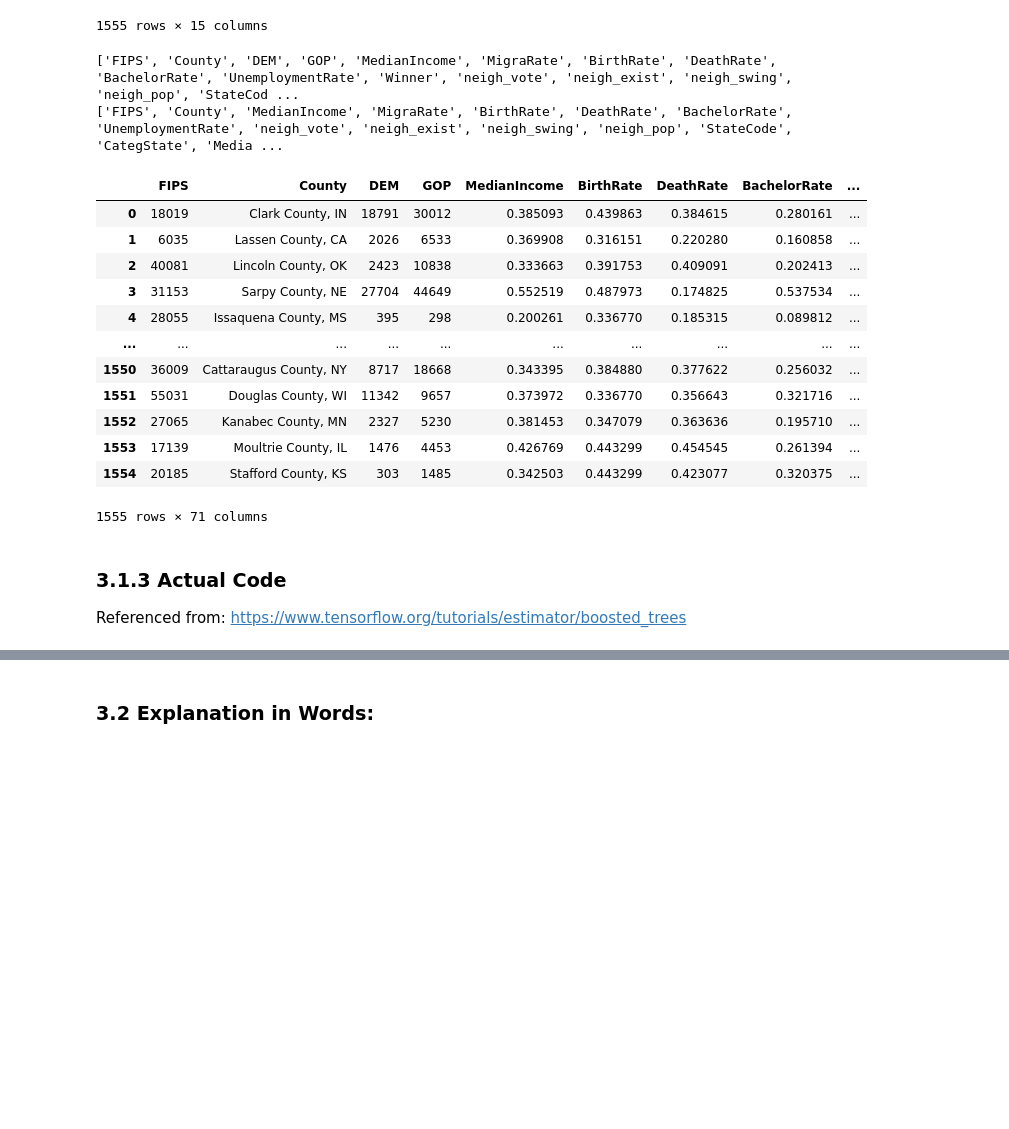
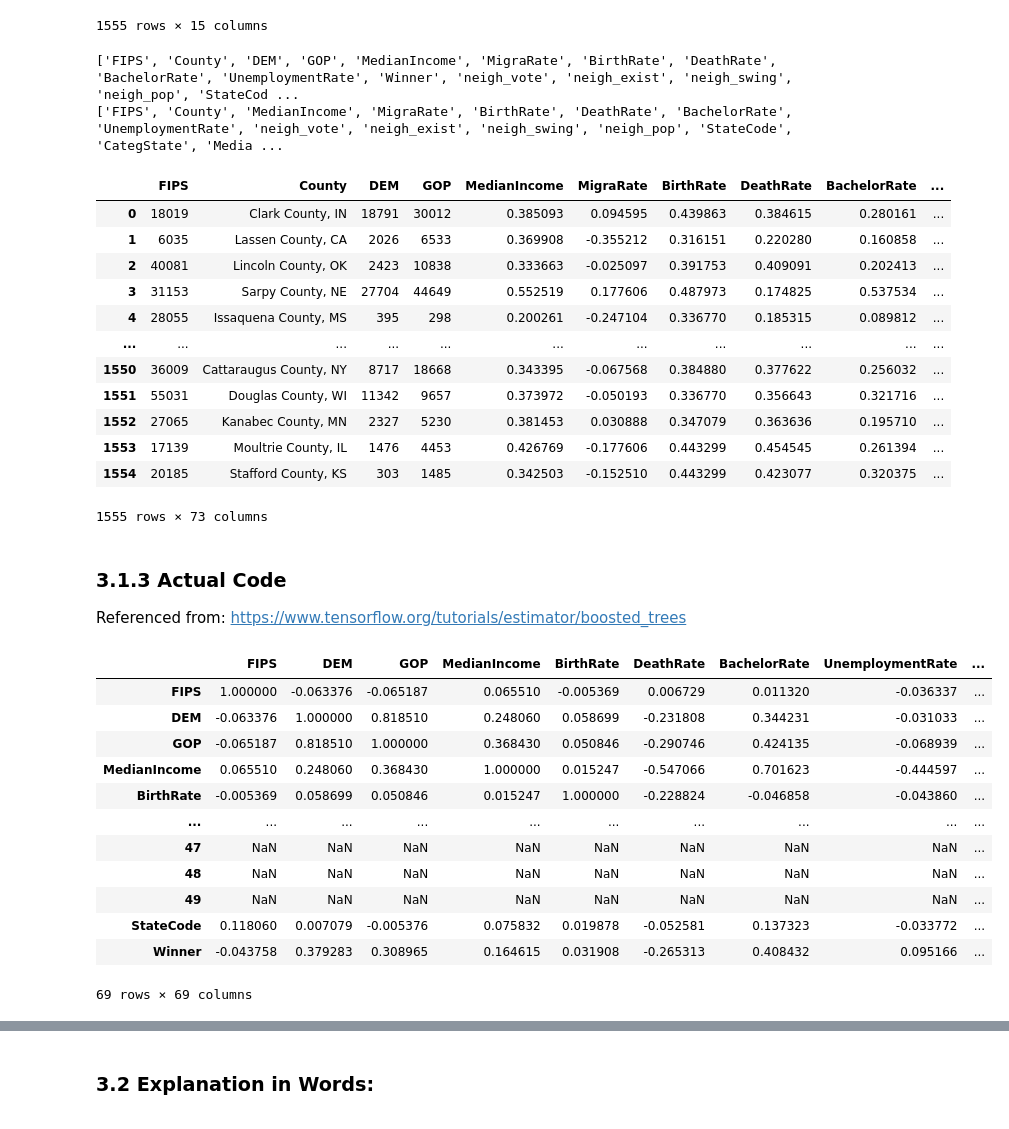
Before and after one commit to ptwu/election-county-prediction, a Jupyter notebook: ryuk_notebook.ipynb, the cells around one changed output, grey strips where cells are left out. Saved outputs shown, nothing was run; the diff lists cells and outputs as text; code cells hidden in the pictures; blank space fills up the shorter version.

```diff
--- a/ryuk_notebook.ipynb
+++ b/ryuk_notebook.ipynb
@@ -456,7 +456,7 @@ def cpreprocess(d16, d12, graph, test):
     creative['StateCode'] = np.array(states)
     creative['CategState'] = np.array(categorical)
     # Incorporate 2012->2016 changes in data and Standard Normalize them
-    norm_cols = ['MedianIncome', 'BirthRate', 'DeathRate', 'BachelorRate', 'UnemploymentRate']
+    norm_cols = ['MedianIncome', 'MigraRate','BirthRate', 'DeathRate', 'BachelorRate', 'UnemploymentRate']
     for cols in norm_cols:
         #delta = np.array(d16[cols]) - np.array(d12[cols])
         twelve = np.array(d12[cols])
@@ -473,11 +473,10 @@ def cpreprocess(d16, d12, graph, test):
     cols = creative.columns.to_list()
     print(cols)
     if not test:
-        cols = cols[0:10] + cols[11:14] + cols[16:] + cols[14:16] + cols[10:11]
+        cols = cols[0:10] + cols[11:15] + cols[17:] + cols[15:17] + cols[10:11]
     else:
-         cols = cols[0:11] + cols[13:] + cols[11:13]
+         cols = cols[0:12] + cols[14:] + cols[12:14]
     creative = creative[cols]
-    creative = creative.drop(['MigraRate'], axis=1)
 
     return creative
 traindf = cpreprocess(df16.copy(), df12.copy(), dfgraph.copy(), False)
@@ -486,23 +485,41 @@ traindf
 # %% [output]
 ['FIPS', 'County', 'DEM', 'GOP', 'MedianIncome', 'MigraRate', 'BirthRate', 'DeathRate', 'BachelorRate', 'UnemploymentRate', 'Winner', 'neigh_vote', 'neigh_exist', 'neigh_swing', 'neigh_pop', 'StateCod ...
 ['FIPS', 'County', 'MedianIncome', 'MigraRate', 'BirthRate', 'DeathRate', 'BachelorRate', 'UnemploymentRate', 'neigh_vote', 'neigh_exist', 'neigh_swing', 'neigh_pop', 'StateCode', 'CategState', 'Media ...
-|  | FIPS | County | DEM | GOP | MedianIncome | BirthRate | DeathRate | BachelorRate | ... |
-| 0 | 18019 | Clark County, IN | 18791 | 30012 | 0.385093 | 0.439863 | 0.384615 | 0.280161 | ... |
-| 1 | 6035 | Lassen County, CA | 2026 | 6533 | 0.369908 | 0.316151 | 0.220280 | 0.160858 | ... |
-| 2 | 40081 | Lincoln County, OK | 2423 | 10838 | 0.333663 | 0.391753 | 0.409091 | 0.202413 | ... |
-| 3 | 31153 | Sarpy County, NE | 27704 | 44649 | 0.552519 | 0.487973 | 0.174825 | 0.537534 | ... |
-| 4 | 28055 | Issaquena County, MS | 395 | 298 | 0.200261 | 0.336770 | 0.185315 | 0.089812 | ... |
-| ... | ... | ... | ... | ... | ... | ... | ... | ... | ... |
-| 1550 | 36009 | Cattaraugus County, NY | 8717 | 18668 | 0.343395 | 0.384880 | 0.377622 | 0.256032 | ... |
-| 1551 | 55031 | Douglas County, WI | 11342 | 9657 | 0.373972 | 0.336770 | 0.356643 | 0.321716 | ... |
-| 1552 | 27065 | Kanabec County, MN | 2327 | 5230 | 0.381453 | 0.347079 | 0.363636 | 0.195710 | ... |
-| 1553 | 17139 | Moultrie County, IL | 1476 | 4453 | 0.426769 | 0.443299 | 0.454545 | 0.261394 | ... |
-| 1554 | 20185 | Stafford County, KS | 303 | 1485 | 0.342503 | 0.443299 | 0.423077 | 0.320375 | ... |
+|  | FIPS | County | DEM | GOP | MedianIncome | MigraRate | BirthRate | DeathRate | BachelorRate | ... |
+| 0 | 18019 | Clark County, IN | 18791 | 30012 | 0.385093 | 0.094595 | 0.439863 | 0.384615 | 0.280161 | ... |
+| 1 | 6035 | Lassen County, CA | 2026 | 6533 | 0.369908 | -0.355212 | 0.316151 | 0.220280 | 0.160858 | ... |
+| 2 | 40081 | Lincoln County, OK | 2423 | 10838 | 0.333663 | -0.025097 | 0.391753 | 0.409091 | 0.202413 | ... |
+| 3 | 31153 | Sarpy County, NE | 27704 | 44649 | 0.552519 | 0.177606 | 0.487973 | 0.174825 | 0.537534 | ... |
+| 4 | 28055 | Issaquena County, MS | 395 | 298 | 0.200261 | -0.247104 | 0.336770 | 0.185315 | 0.089812 | ... |
+| ... | ... | ... | ... | ... | ... | ... | ... | ... | ... | ... |
+| 1550 | 36009 | Cattaraugus County, NY | 8717 | 18668 | 0.343395 | -0.067568 | 0.384880 | 0.377622 | 0.256032 | ... |
+| 1551 | 55031 | Douglas County, WI | 11342 | 9657 | 0.373972 | -0.050193 | 0.336770 | 0.356643 | 0.321716 | ... |
+| 1552 | 27065 | Kanabec County, MN | 2327 | 5230 | 0.381453 | 0.030888 | 0.347079 | 0.363636 | 0.195710 | ... |
+| 1553 | 17139 | Moultrie County, IL | 1476 | 4453 | 0.426769 | -0.177606 | 0.443299 | 0.454545 | 0.261394 | ... |
+| 1554 | 20185 | Stafford County, KS | 303 | 1485 | 0.342503 | -0.152510 | 0.443299 | 0.423077 | 0.320375 | ... |
-1555 rows × 71 columns
+1555 rows × 73 columns
 # %% [markdown]
 ### 3.1.3 Actual Code
 
 Referenced from: https://www.tensorflow.org/tutorials/estimator/boosted_trees
+# %%
+#Net Config
+#batch = 100, steps = 1800, learning_rate = 0.008, 12/28 neurons, relu->selu, fc1->dropout->fc2->out
+traindf.iloc[0:, 0:].corr()
+# %% [output]
+|  | FIPS | DEM | GOP | MedianIncome | BirthRate | DeathRate | BachelorRate | UnemploymentRate | ... |
+| FIPS | 1.000000 | -0.063376 | -0.065187 | 0.065510 | -0.005369 | 0.006729 | 0.011320 | -0.036337 | ... |
+| DEM | -0.063376 | 1.000000 | 0.818510 | 0.248060 | 0.058699 | -0.231808 | 0.344231 | -0.031033 | ... |
+| GOP | -0.065187 | 0.818510 | 1.000000 | 0.368430 | 0.050846 | -0.290746 | 0.424135 | -0.068939 | ... |
+| MedianIncome | 0.065510 | 0.248060 | 0.368430 | 1.000000 | 0.015247 | -0.547066 | 0.701623 | -0.444597 | ... |
+| BirthRate | -0.005369 | 0.058699 | 0.050846 | 0.015247 | 1.000000 | -0.228824 | -0.046858 | -0.043860 | ... |
+| ... | ... | ... | ... | ... | ... | ... | ... | ... | ... |
+| 47 | NaN | NaN | NaN | NaN | NaN | NaN | NaN | NaN | ... |
+| 48 | NaN | NaN | NaN | NaN | NaN | NaN | NaN | NaN | ... |
+| 49 | NaN | NaN | NaN | NaN | NaN | NaN | NaN | NaN | ... |
+| StateCode | 0.118060 | 0.007079 | -0.005376 | 0.075832 | 0.019878 | -0.052581 | 0.137323 | -0.033772 | ... |
+| Winner | -0.043758 | 0.379283 | 0.308965 | 0.164615 | 0.031908 | -0.265313 | 0.408432 | 0.095166 | ... |
+69 rows × 69 columns
 # %%
 # Dataset parameters
 num_classes = 2
```
Also changed, not shown: parts of 4 cells of this notebook.
